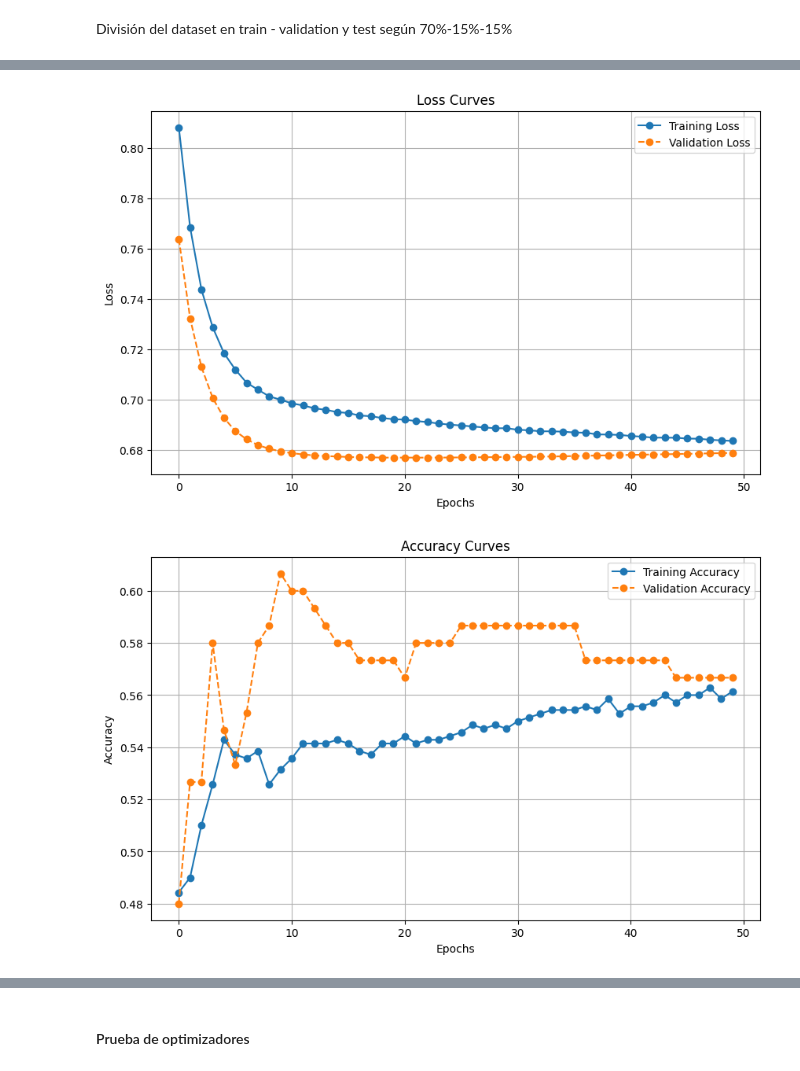
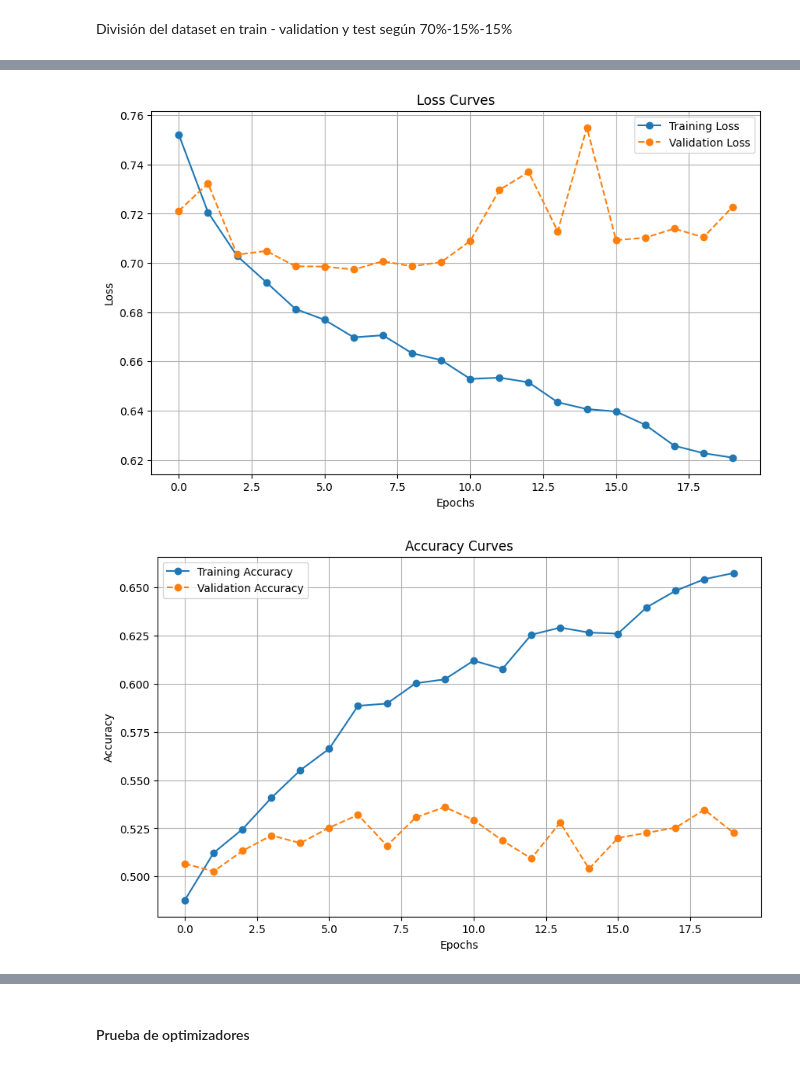
Before and after one commit to antargi/deeplearningfundamentals, a Jupyter notebook: lab1_try1.ipynb, the cells around one changed output, grey strips where cells are left out. Cells and saved outputs as stored; diff of their text form; code cells hidden in the pictures.

Commit message:
feat: new model

```diff
--- a/lab1_try1.ipynb
+++ b/lab1_try1.ipynb
@@ -31,13 +32,14 @@ set_seed(43)
 class SimpleFFNN(nn.Module):
     def __init__(self, input_size, hidden_size1, hidden_size2, output_size=1):
         super(SimpleFFNN, self).__init__()
-        self.fc1 = nn.Linear(input_size, hidden_size1)
-        self.fc2 = nn.Linear(hidden_size1, hidden_size2)
-        self.fc3 = nn.Linear(hidden_size2, output_size)
+
+        self.fc1 = nn.Linear(input_size, hidden_size1, bias=True)
+        self.fc2 = nn.Linear(hidden_size1, hidden_size2, bias=True)
+        self.fc3 = nn.Linear(hidden_size2, output_size, bias=True)
 
     def forward(self, x):
-        h1 = torch.relu(self.fc1(x))
-        h2 = torch.relu(self.fc2(h1))
+        h1 = torch.tanh(self.fc1(x))
+        h2 = torch.tanh(self.fc2(h1))
         return torch.sigmoid(self.fc3(h2))
 
     def num_parameters(self):
@@ -62,10 +64,7 @@ class RandomDataSet(Dataset):
         return self.X.size()[0]
 
     def __getitem__(self, i):
-        # Asegúrate de devolver valores en el rango [0, 1]
-        X_normalized = self.X[i]
-        Y_normalized = self.Y[i]
-        return X_normalized, Y_normalized
+        return self.X[i], self.Y[i]
 # %% [markdown]
 Dataset de clasificación binaria
 # %%
@@ -361,10 +395,10 @@ def train_model(model, criterion, optimizer, train_loader, val_loader, epochs=20
 # %% [markdown]
 División del dataset en train - validation y test según 70%-15%-15%
 # %%
-total_samples = 1000
+total_samples = 5000
 train_ratio, val_ratio, test_ratio = 0.7, 0.15, 0.15
 train_size = int(total_samples * train_ratio)
 val_size = int(total_samples * val_ratio)
 test_size = total_samples - train_size - val_size
-dataset = RandomDataSet(N=total_samples, f=10)
+dataset = RandomDataSet(N=total_samples, f=300)
 train_dataset, val_dataset, test_dataset = random_split(dataset, [train_size, val_size, test_size])
@@ -419,5 +407,5 @@ Se definen lotes de cada subconjunto, organiza los datasets en lotes de tamaño
 # %%
-batch_size = 64
+batch_size = 128
 train_loader = DataLoader(train_dataset, batch_size=batch_size, shuffle=True, generator=torch.Generator().manual_seed(43))
 val_loader = DataLoader(val_dataset, batch_size=batch_size, shuffle=False)
 test_loader = DataLoader(test_dataset, batch_size=batch_size, shuffle=False)
@@ -463,19 +528,19 @@ Epoch 50/50, Training Loss: 0.6816, Validation Loss: 0.6785, Training Accuracy:
 # %%
 input_size = dataset.num_features
-hidden_size1 = 16
-hidden_size2 = 8
+hidden_size1 = 300
+hidden_size2 = 200
 output_size = 1
 model = SimpleFFNN(input_size, hidden_size1, hidden_size2, output_size)
-optimizer = get_sgd_optimizer(model, lr=0.01)
-criterion = nn.BCELoss()
+optimizer = get_sgd_optimizer(model, lr=0.05)
 init_he(model)
-train_losses, val_losses, train_accuracies, val_accuracies = train_model(
+train_losses, val_losses, train_accuracies, val_accuracies = train_model_loop(
     model=model,
-    criterion=criterion,
     optimizer=optimizer,
     train_loader=train_loader,
     val_loader=val_loader,
-    epochs=50
+    epochs=20,
+    reports_every=1,
+    device='cuda'
 )
 plot_loss_curves(train_losses, val_losses, title="Loss Curves")
 plot_acc_curves(train_accuracies, val_accuracies, title="Accuracy Curves")
@@ -500,2 +555,2 @@ Epoch 50/50, Training Loss: 0.6834, Validation Loss: 0.6787, Training Accuracy:
-[figure, old version]
+[figure, new version]
-[figure, old version]
+[figure, new version]
```
Also changed, not shown: parts of 34 cells of this notebook, 2 other files.
